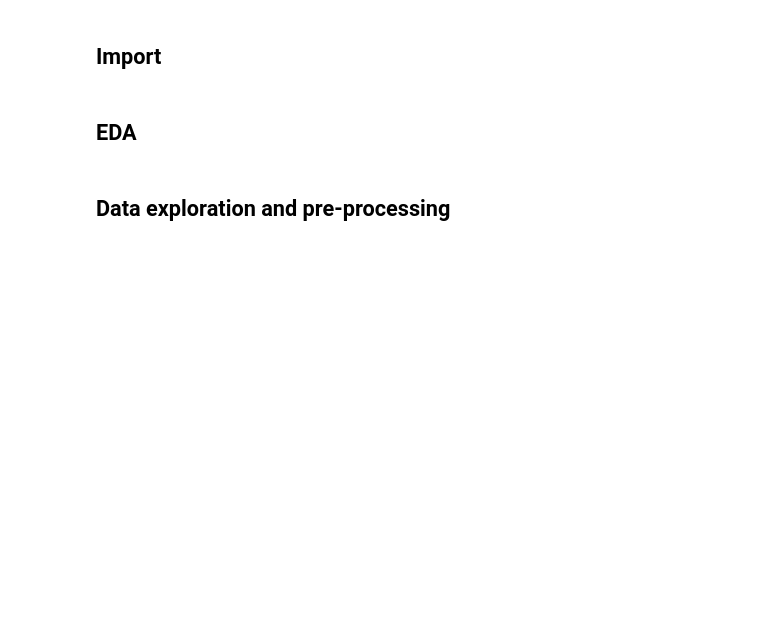
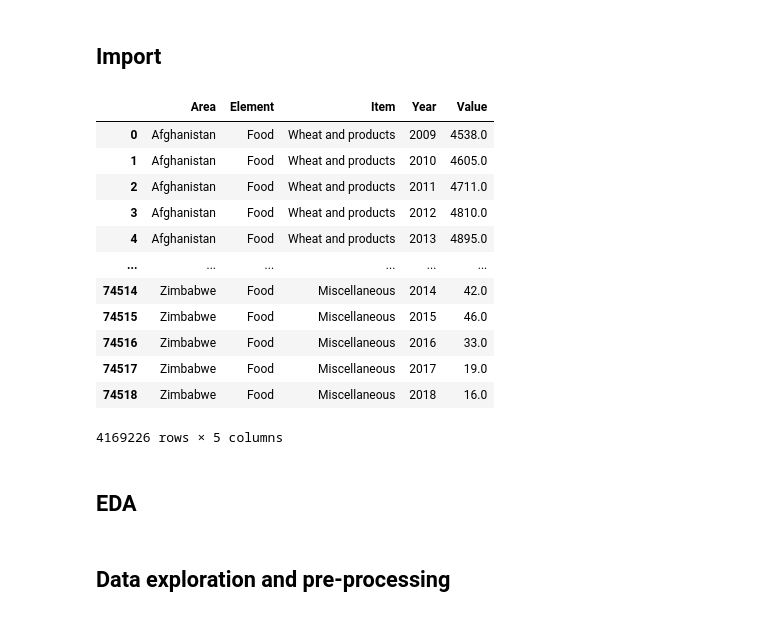
Before and after one commit to minxuan1509/IDS-FAO-Analysis, a Jupyter notebook: IDS FAO.ipynb, the cells around one changed output. Drawn from its saved outputs; the diff is of its cells as text; code cells hidden in the pictures; blank space fills up the shorter version.

```diff
--- a/IDS FAO.ipynb
+++ b/IDS FAO.ipynb
@@ -20,6 +20,22 @@ fertilizer = pd.read_csv('FAOSTAT_Fertilizer.csv')
 pesticides = pd.read_csv('FAOSTAT_Pesticides.csv')
 # %%
 crop = pd.read_csv('Production_Crops_E_All_Data_NOFLAG.csv', encoding='ISO-8859-1')
+# %%
+food_balance
+# %% [output]
+|  | Area | Element | Item | Year | Value |
+| 0 | Afghanistan | Food | Wheat and products | 2009 | 4538.0 |
+| 1 | Afghanistan | Food | Wheat and products | 2010 | 4605.0 |
+| 2 | Afghanistan | Food | Wheat and products | 2011 | 4711.0 |
+| 3 | Afghanistan | Food | Wheat and products | 2012 | 4810.0 |
+| 4 | Afghanistan | Food | Wheat and products | 2013 | 4895.0 |
+| ... | ... | ... | ... | ... | ... |
+| 74514 | Zimbabwe | Food | Miscellaneous | 2014 | 42.0 |
+| 74515 | Zimbabwe | Food | Miscellaneous | 2015 | 46.0 |
+| 74516 | Zimbabwe | Food | Miscellaneous | 2016 | 33.0 |
+| 74517 | Zimbabwe | Food | Miscellaneous | 2017 | 19.0 |
+| 74518 | Zimbabwe | Food | Miscellaneous | 2018 | 16.0 |
+4169226 rows × 5 columns
 # %% [markdown]
 ## EDA
 # %% [markdown]
```
Also changed, not shown: parts of 8 cells of this notebook.
